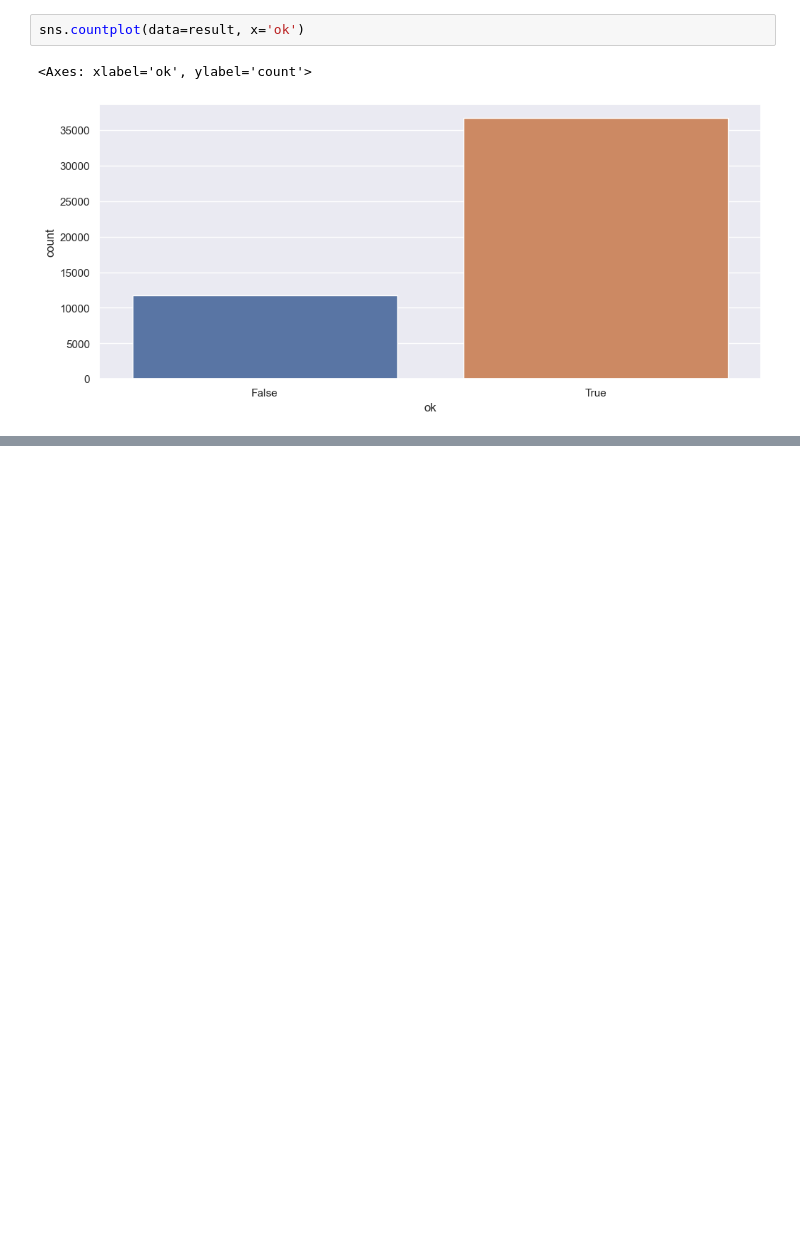
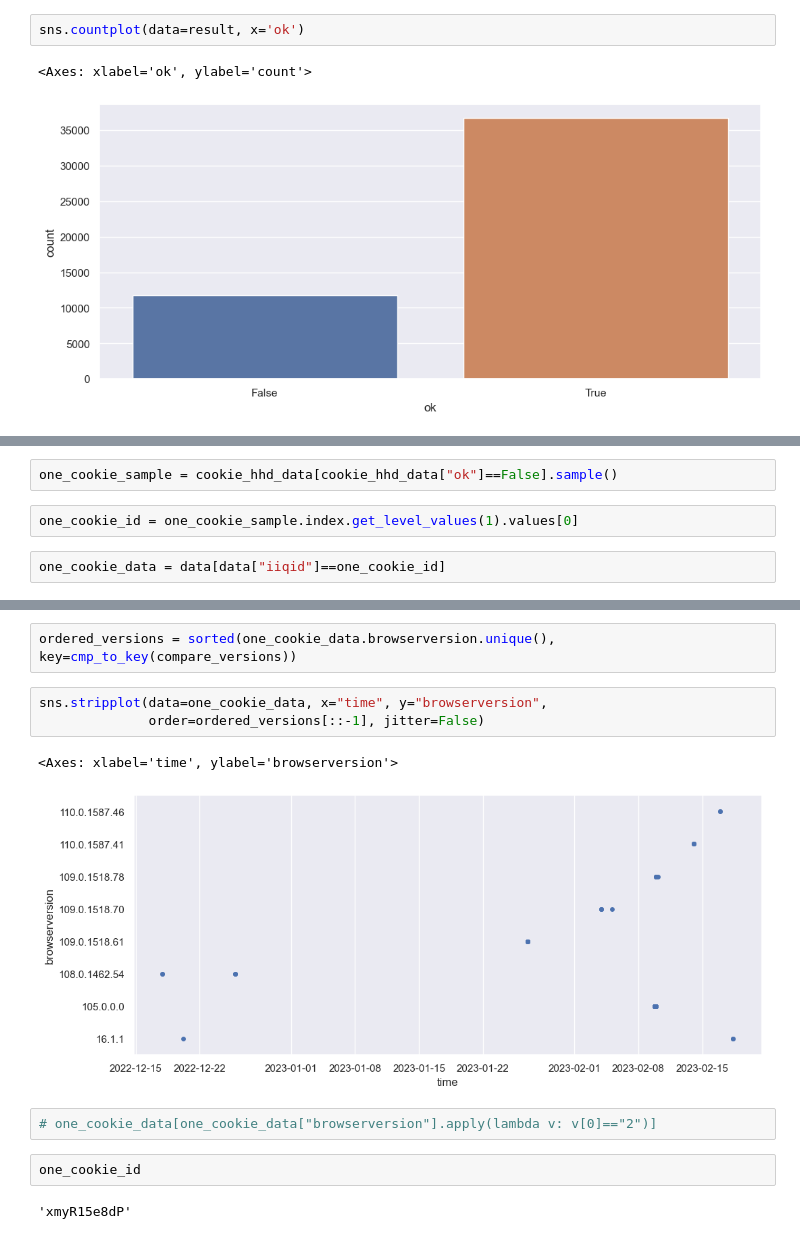
Before and after one commit to menisadi/merged, a Jupyter notebook: Notebooks/UA Noise Research.ipynb, the cells around one changed output, grey strips where cells are left out. Cells and saved outputs as stored; diff of their text form; blank space fills up the shorter version.

Commit message:
Researching version noise

```diff
--- a/Notebooks/UA Noise Research.ipynb
+++ b/Notebooks/UA Noise Research.ipynb
@@ -203,0 +216,6 @@ sns.boxplot(data=result, x='ok', y='instances')
+# %%
+one_cookie_sample = cookie_hhd_data[cookie_hhd_data["ok"]==False].sample()
+# %%
+one_cookie_id = one_cookie_sample.index.get_level_values(1).values[0]
+# %%
+one_cookie_data = data[data["iiqid"]==one_cookie_id]
@@ -203,0 +234,14 @@ sns.boxplot(data=result, x='ok', y='instances')
+# %%
+ordered_versions = sorted(one_cookie_data.browserversion.unique(), key=cmp_to_key(compare_versions))
+# %%
+sns.stripplot(data=one_cookie_data, x="time", y="browserversion",
+              order=ordered_versions[::-1], jitter=False)
+# %% [output]
+<Axes: xlabel='time', ylabel='browserversion'>
+[figure, added]
+# %%
+# one_cookie_data[one_cookie_data["browserversion"].apply(lambda v: v[0]=="2")]
+# %%
+one_cookie_id
+# %% [output]
+'xmyR15e8dP'
```
Also changed, not shown: parts of 51 cells of this notebook, 1 other file.
